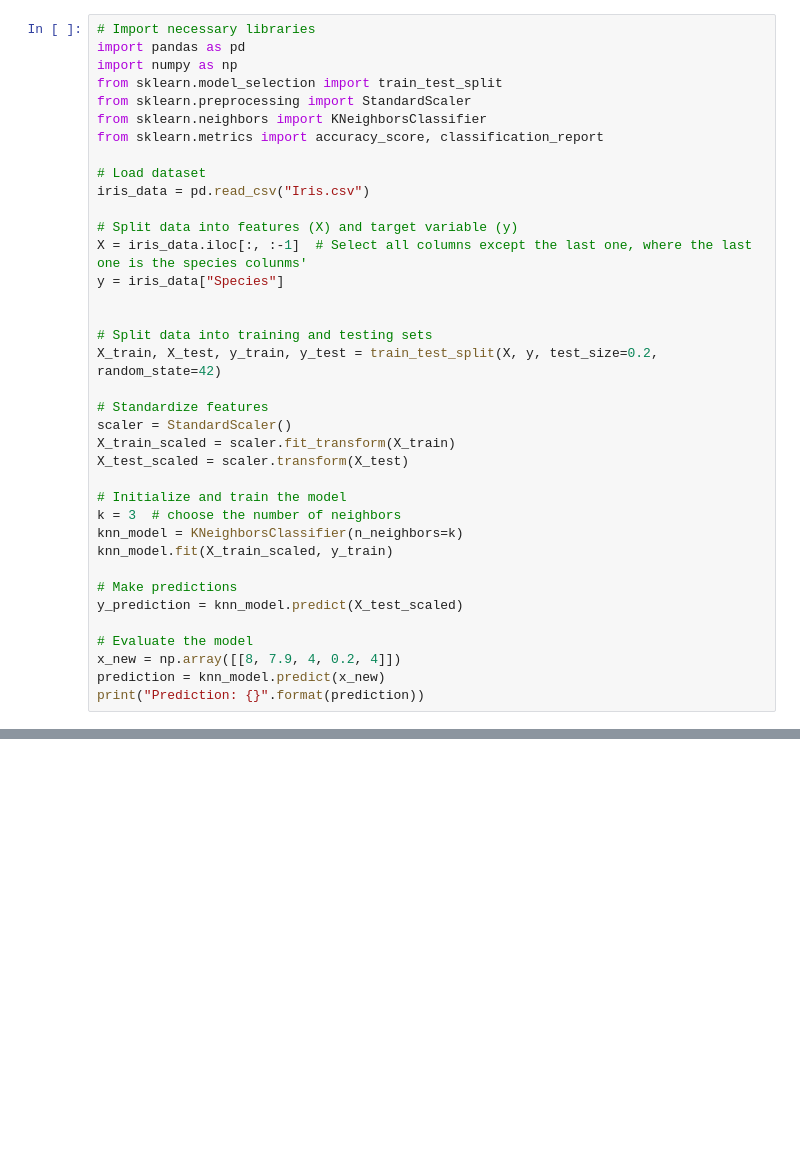
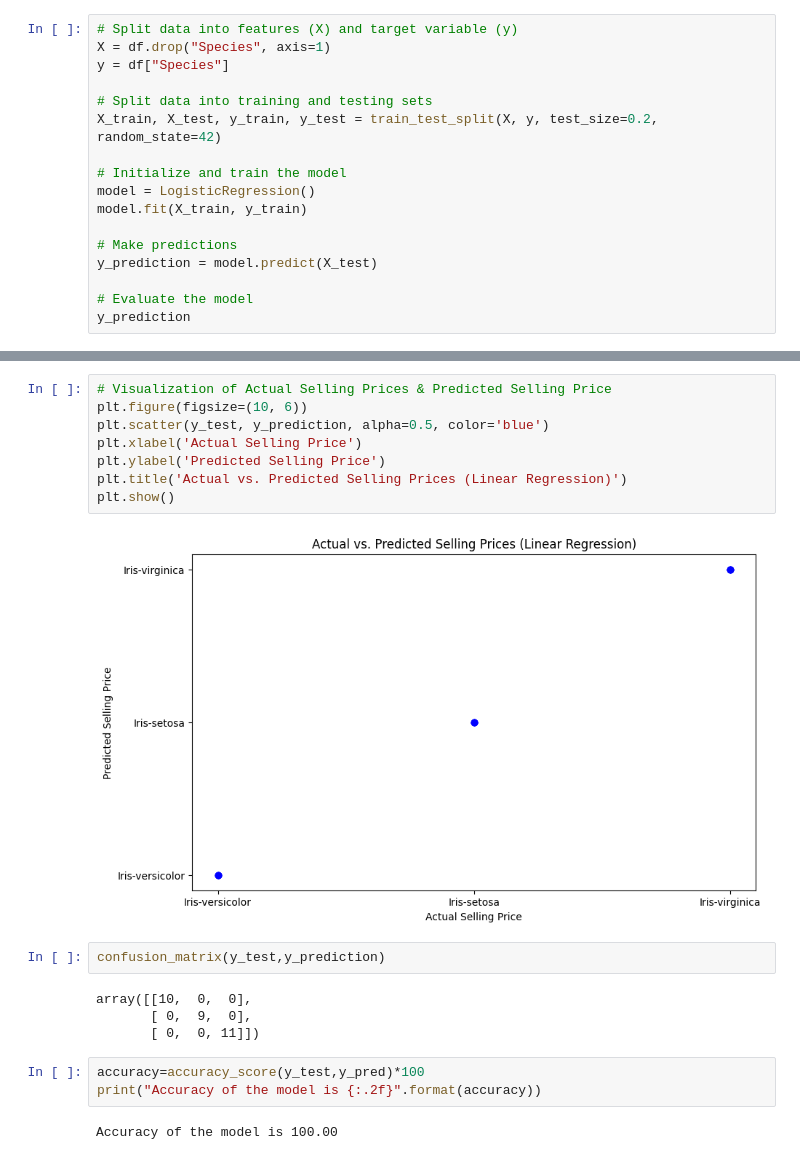
Before and after one commit to OrugboGodswill/OIBSIP, a Jupyter notebook: Iris_Classification.ipynb, the cells around one changed output, grey strips where cells are left out. Drawn from its saved outputs; the diff is of its cells as text; blank space fills up the shorter version.

Commit message:
Task 1 Iris Classification

```diff
--- a/Iris_Classification.ipynb
+++ b/Iris_Classification.ipynb
@@ -3,38 +32,18 @@
 # %%
-# Import necessary libraries
-import pandas as pd
-import numpy as np
-from sklearn.model_selection import train_test_split
-from sklearn.preprocessing import StandardScaler
-from sklearn.neighbors import KNeighborsClassifier
-from sklearn.metrics import accuracy_score, classification_report
-
-# Load dataset
-iris_data = pd.read_csv("Iris.csv")
-
 # Split data into features (X) and target variable (y)
-X = iris_data.iloc[:, :-1]  # Select all columns except the last one, where the last one is the species colunms'
-y = iris_data["Species"]
-
+X = df.drop("Species", axis=1)
+y = df["Species"]
 
 # Split data into training and testing sets
 X_train, X_test, y_train, y_test = train_test_split(X, y, test_size=0.2, random_state=42)
 
-# Standardize features
-scaler = StandardScaler()
-X_train_scaled = scaler.fit_transform(X_train)
-X_test_scaled = scaler.transform(X_test)
-
 # Initialize and train the model
-k = 3  # choose the number of neighbors
-knn_model = KNeighborsClassifier(n_neighbors=k)
-knn_model.fit(X_train_scaled, y_train)
+model = LogisticRegression()
+model.fit(X_train, y_train)
 
 # Make predictions
-y_prediction = knn_model.predict(X_test_scaled)
+y_prediction = model.predict(X_test)
 
 # Evaluate the model
-x_new = np.array([[8, 7.9, 4, 0.2, 4]])
-prediction = knn_model.predict(x_new)
-print("Prediction: {}".format(prediction))
+y_prediction
 # %% [output]
@@ -41,0 +59,21 @@ Prediction: ['Iris-virginica']
+# %%
+# Visualization of Actual Selling Prices & Predicted Selling Price
+plt.figure(figsize=(10, 6))
+plt.scatter(y_test, y_prediction, alpha=0.5, color='blue')
+plt.xlabel('Actual Selling Price')
+plt.ylabel('Predicted Selling Price')
+plt.title('Actual vs. Predicted Selling Prices (Linear Regression)')
+plt.show()
+# %% [output]
+[figure, added]
+# %%
+confusion_matrix(y_test,y_prediction)
+# %% [output]
+array([[10,  0,  0],
+       [ 0,  9,  0],
+       [ 0,  0, 11]])
+# %%
+accuracy=accuracy_score(y_test,y_pred)*100
+print("Accuracy of the model is {:.2f}".format(accuracy))
+# %% [output]
+Accuracy of the model is 100.00
```
Also changed, not shown: parts of 2 cells of this notebook.
